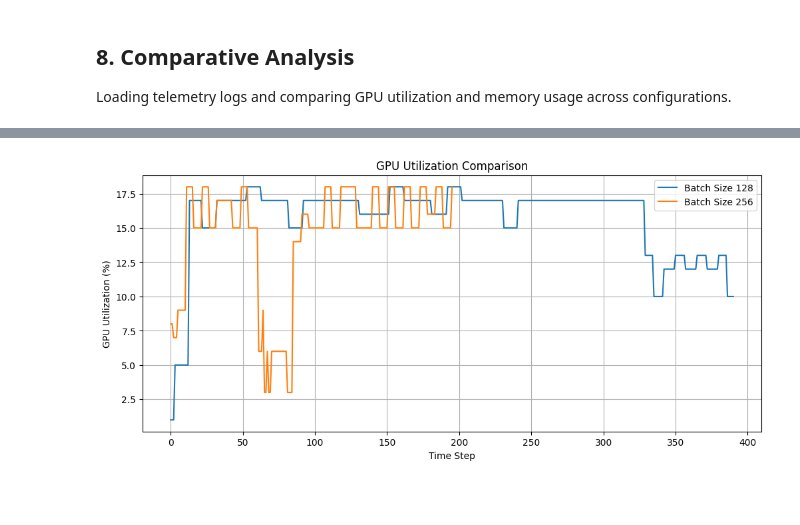
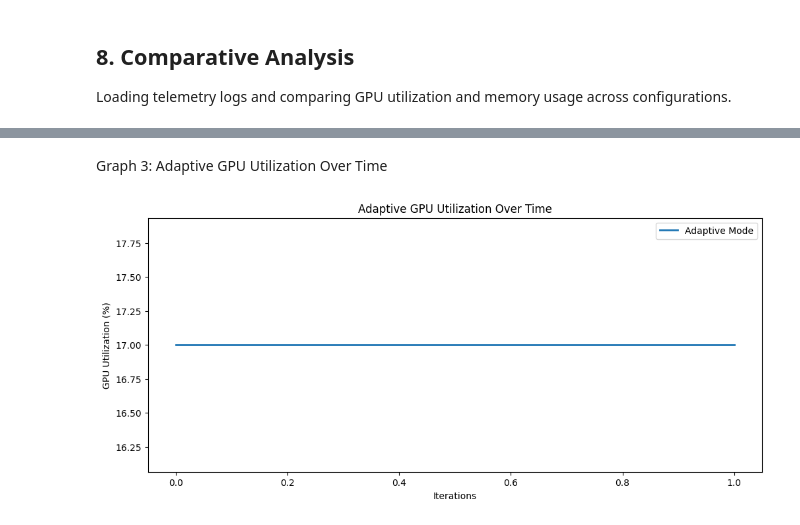
Before and after one commit to studentradhika/Adaptive-Behavioral-Intelligence-System-for-Resource-Utilization-Optimization, a Jupyter notebook: ABIS_RUU_Baseline_2__.ipynb, the cells around one changed output, grey strips where cells are left out. Cells and saved outputs as stored; diff of their text form; code cells hidden in the pictures; blank space fills up the shorter version.

Commit message:
Add GPU telemetry analysis with static and adaptive batch size experiments Includes logging, comparative analysis, and visualization of utilization and memory

```diff
--- a/ABIS_RUU_Baseline_2__.ipynb
+++ b/ABIS_RUU_Baseline_2__.ipynb
@@ -206,0 +228,15 @@ Batch 256: 840.1875
+# %%
+
+import pandas as pd
+import os
+
+print("Files in directory:", os.listdir())
+
+df_16 = pd.read_csv("static_bs_16.csv")
+df_32 = pd.read_csv("static_bs_32.csv")
+df_64 = pd.read_csv("static_bs_64.csv")
+df_128 = pd.read_csv("static_bs_128.csv")
+
+df_adaptive = pd.read_csv("adaptive_bs_32.csv")
+
+print("✅ CSV files loaded successfully")
@@ -207,15 +324,19 @@ Batch 256: 840.1875
+# %% [markdown]
+Graph 3: Adaptive GPU Utilization Over Time
 # %%
+# ===============================
+# Graph 3: Adaptive GPU Utilization
+# ===============================
+
 plt.figure(figsize=(12,5))
 
-plt.plot(df_128["GPU_Util"], label="Batch Size 128")
-plt.plot(df_256["GPU_Util"], label="Batch Size 256")
+plt.plot(df_adaptive["GPU_Util"], label="Adaptive Mode", linewidth=2)
 
-plt.title("GPU Utilization Comparison")
-plt.xlabel("Time Step")
+plt.xlabel("Iterations")
 plt.ylabel("GPU Utilization (%)")
+plt.title("Adaptive GPU Utilization Over Time")
 plt.legend()
-plt.grid(True)
 
 plt.show()
 # %% [output]
-[figure, old version]
+[figure, new version]
```
Also changed, not shown: parts of 14 cells of this notebook.
